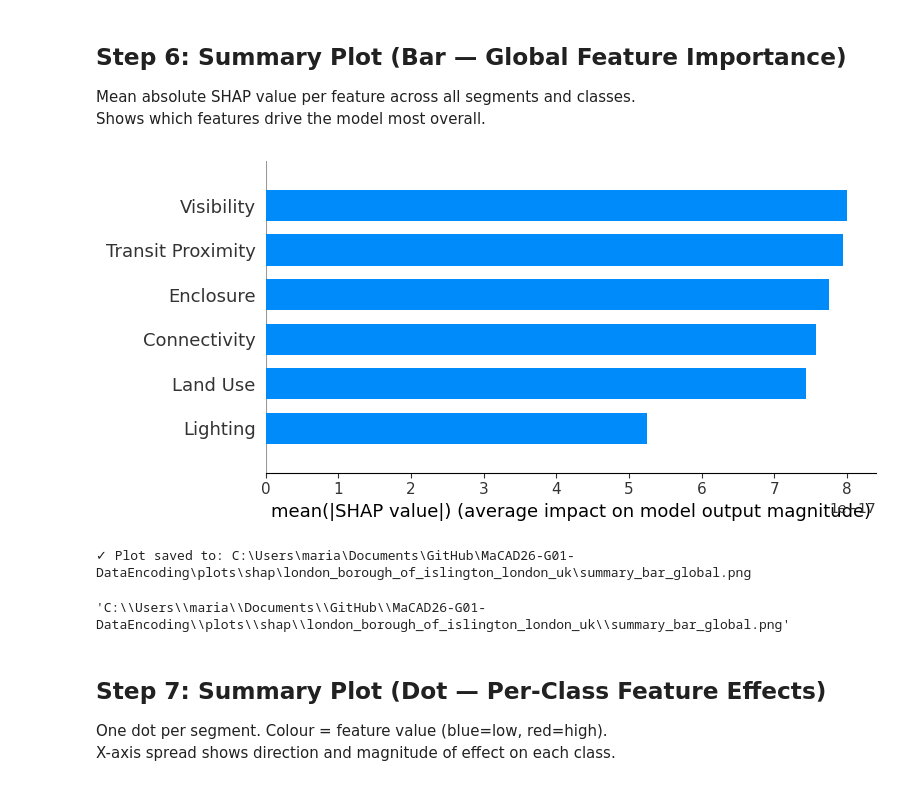
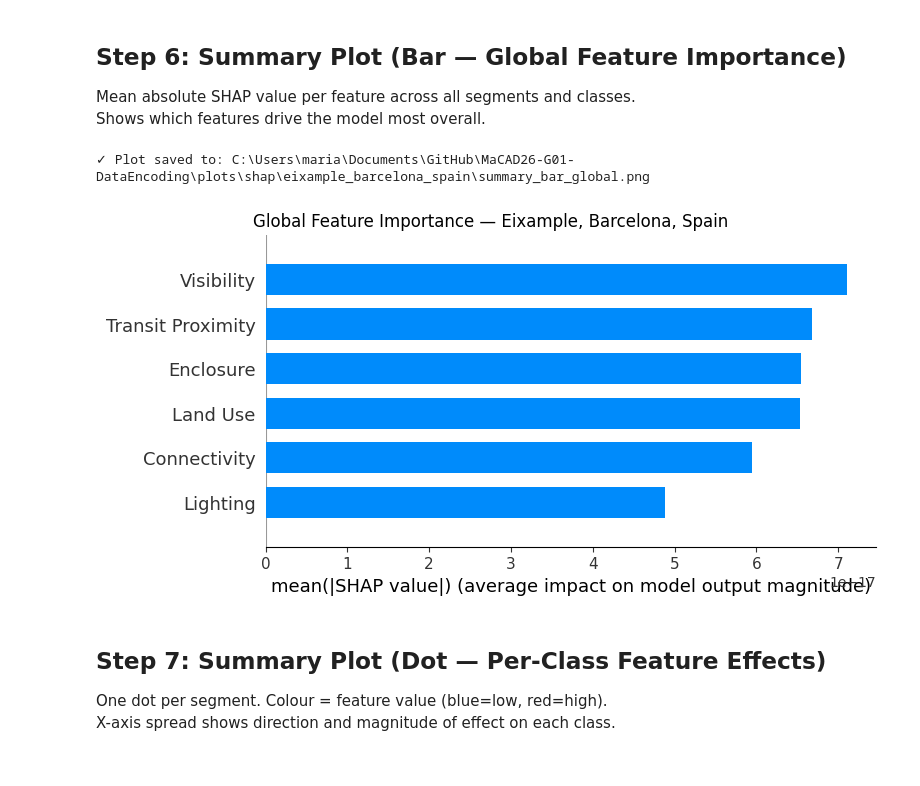
Before and after one commit to modnas-m/MaCAD26-G01-DataEncoding, a Jupyter notebook: notebooks/07_SHAP.ipynb, the cells around one changed output. Cells and saved outputs as stored; diff of their text form; code cells hidden in the pictures.

Commit message:
shap on bcn

```diff
--- a/notebooks/07_SHAP.ipynb
+++ b/notebooks/07_SHAP.ipynb
@@ -12,7 +12,7 @@ Explains **why** the logistic regression model assigns each street segment its r
 ## ⚙️ Configuration — Edit This Cell
 # %%
 # ── EDIT HERE ────────────────────────────────────────────────────────────────
-PLACE = "London Borough of Islington, London, UK"   # Must match a classified CSV already in output/
+PLACE = "Eixample, Barcelona, Spain"   # Must match a classified CSV already in output/
 # Raval, Barcelona, Spain
 # e.g. "Eixample, Barcelona, Spain"
 # e.g. "De Pijp, Amsterdam, Netherlands"
@@ -66,9 +66,10 @@ if not Path(CSV_PATH).exists():
         )
 
 
-def save_plot(filename, close=True, dpi=300):
+def save_plot(filename, fig=None, close=True, dpi=300):
     path = os.path.join(PLOT_DIR, filename)
-    fig = plt.gcf()
+    fig = fig or plt.gcf()
+    fig.canvas.draw()
     fig.savefig(path, bbox_inches='tight', dpi=dpi)
     if close:
         plt.close(fig)
@@ -258,19 +263,21 @@ Shows which features drive the model most overall.
 # %%
 # shap.summary_plot expects (n_samples, n_features) — average across classes
 shap_mean = shap_values.values.mean(axis=2)  # (n_samples, n_features)
 
 shap.summary_plot(
     shap_mean,
     X_df,
     plot_type='bar',
-    show=True
+    show=False
 )
-plt.title(f'Global Feature Importance — {PLACE}', pad=12)
-save_plot('summary_bar_global.png')
+fig = plt.gcf()
+fig.suptitle(f'Global Feature Importance — {PLACE}', y=1.02)
+save_plot('summary_bar_global.png', fig=fig, close=False)
+plt.show()
+plt.close(fig)
 # %% [output]
+✓ Plot saved to: C:\Users\maria\Documents\GitHub\MaCAD26-G01-DataEncoding\plots\shap\eixample_barcelona_spain\summary_bar_global.png
-[figure, old version]
+[figure, new version]
-✓ Plot saved to: C:\Users\maria\Documents\GitHub\MaCAD26-G01-DataEncoding\plots\shap\london_borough_of_islington_london_uk\summary_bar_global.png
-'C:\\Users\\maria\\Documents\\GitHub\\MaCAD26-G01-DataEncoding\\plots\\shap\\london_borough_of_islington_london_uk\\summary_bar_global.png'
 # %% [markdown]
 ## Step 7: Summary Plot (Dot — Per-Class Feature Effects)
 
```
Also changed, not shown: parts of 10 cells of this notebook, 11 other files.
